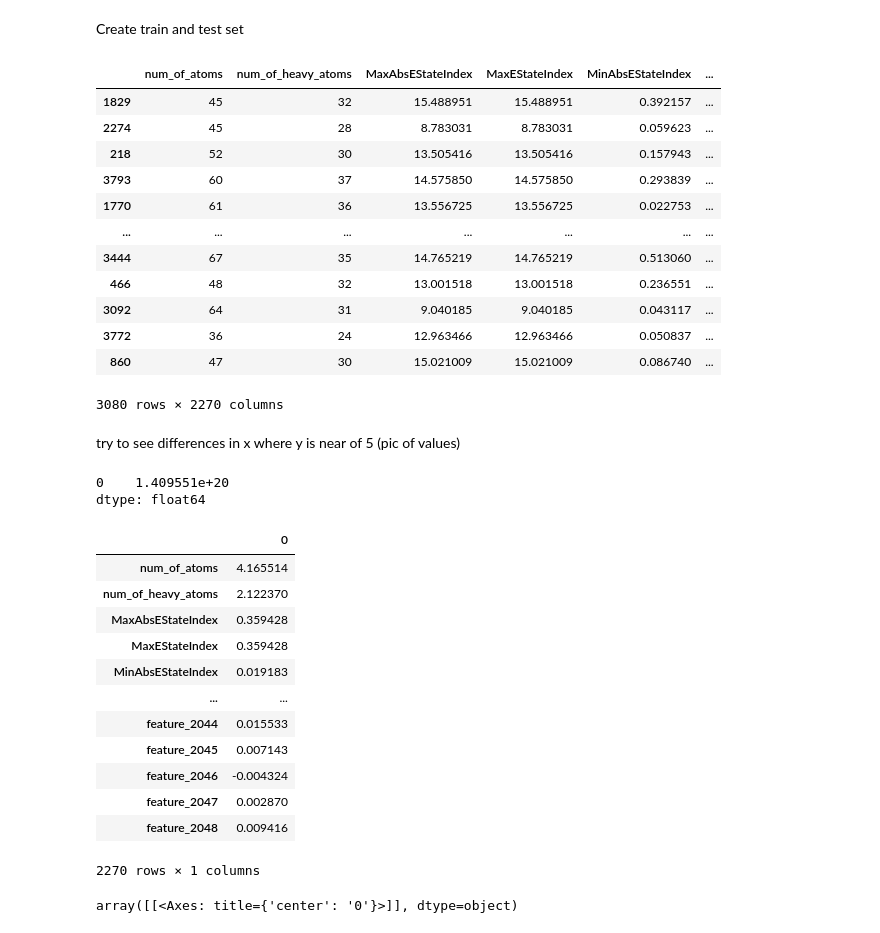
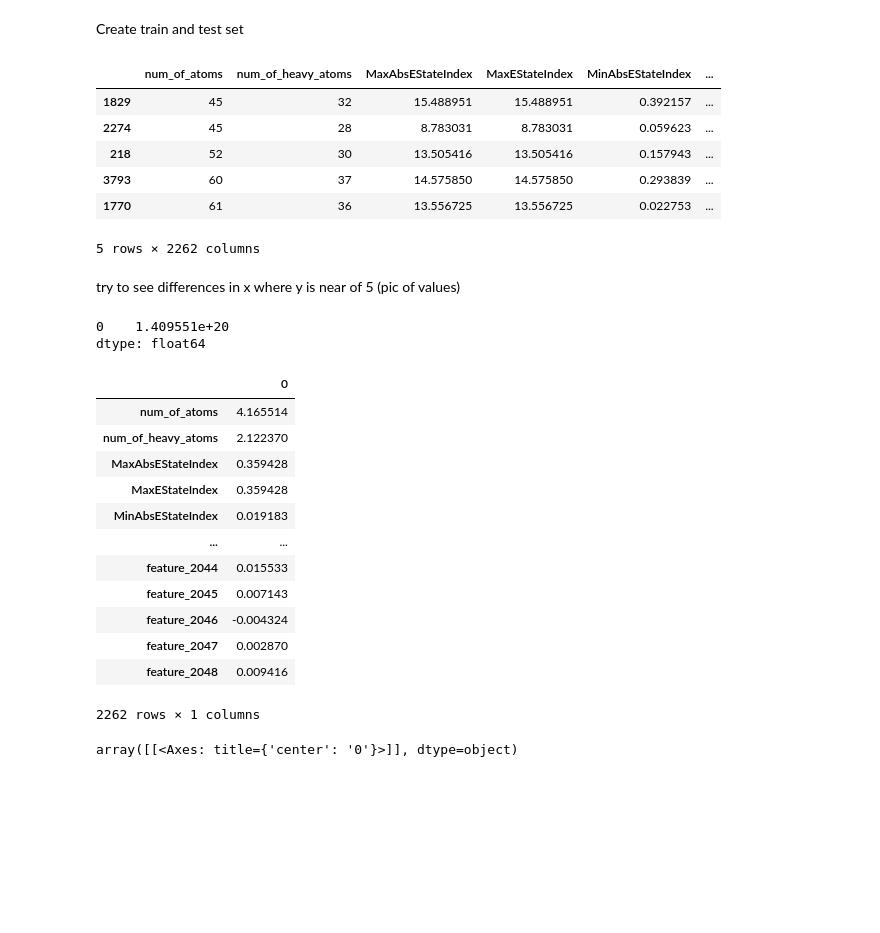
Before and after one commit to emanieluu/aml_project, a Jupyter notebook: claire/models.ipynb, the cells around one changed output. Saved outputs shown, nothing was run; the diff lists cells and outputs as text; code cells hidden in the pictures; blank space fills up the shorter version.

Commit message:
claire modifs

```diff
--- a/claire/models.ipynb
+++ b/claire/models.ipynb
@@ -30,5 +28,7 @@ import matplotlib.pyplot as plt
 # %% [markdown]
 ### Data loading and preprocessing
 # %%
-X_train = pd.read_csv('/Users/claire/Desktop/ENSAE/3A/projet_advanced_ML/aml_project/notebooks/final_train.csv')
-X_test = pd.read_csv('/Users/claire/Desktop/ENSAE/3A/projet_advanced_ML/aml_project/notebooks/final_test.csv')
+X_train = pd.read_csv('/Users/claire/Desktop/ENSAE/3A/projet_advanced_ML/aml_project/claire/final_train.csv')
+X_test = pd.read_csv('/Users/claire/Desktop/ENSAE/3A/projet_advanced_ML/aml_project/claire/final_test.csv')
+
+y_train = pd.read_csv('../data/y_train.csv')['y']
@@ -50,21 +55,15 @@ Create train and test set
 # %%
 xtrain,xtest,ytrain,ytest=train_test_split(X_train,y_train, random_state=42, test_size=.30)
 # %%
-xtrain
+xtrain.head()
 # %% [output]
 |  | num_of_atoms | num_of_heavy_atoms | MaxAbsEStateIndex | MaxEStateIndex | MinAbsEStateIndex | ... |
 | 1829 | 45 | 32 | 15.488951 | 15.488951 | 0.392157 | ... |
 | 2274 | 45 | 28 | 8.783031 | 8.783031 | 0.059623 | ... |
 | 218 | 52 | 30 | 13.505416 | 13.505416 | 0.157943 | ... |
 | 3793 | 60 | 37 | 14.575850 | 14.575850 | 0.293839 | ... |
 | 1770 | 61 | 36 | 13.556725 | 13.556725 | 0.022753 | ... |
-| ... | ... | ... | ... | ... | ... | ... |
-| 3444 | 67 | 35 | 14.765219 | 14.765219 | 0.513060 | ... |
-| 466 | 48 | 32 | 13.001518 | 13.001518 | 0.236551 | ... |
-| 3092 | 64 | 31 | 9.040185 | 9.040185 | 0.043117 | ... |
-| 3772 | 36 | 24 | 12.963466 | 12.963466 | 0.050837 | ... |
-| 860 | 47 | 30 | 15.021009 | 15.021009 | 0.086740 | ... |
-3080 rows × 2270 columns
+5 rows × 2262 columns
 # %% [markdown]
 try to see differences in x where y is near of 5 (pic of values)
 # %%
@@ -86,7 +85,7 @@ dtype: float64
 | feature_2046 | -0.004324 |
 | feature_2047 | 0.002870 |
 | feature_2048 | 0.009416 |
-2270 rows × 1 columns
+2262 rows × 1 columns
 # %%
 diff.hist(range=(0,0.4),bins=100)
 # %% [output]
```
Also changed, not shown: parts of 45 cells of this notebook, 3 other files.
